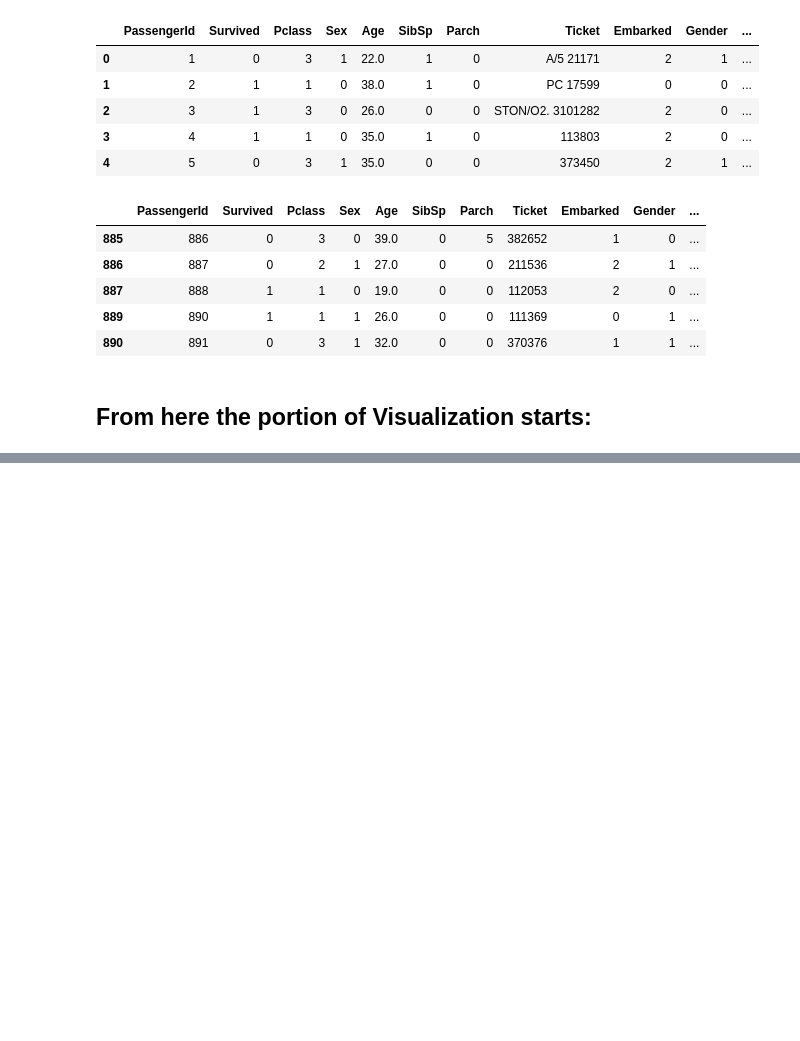
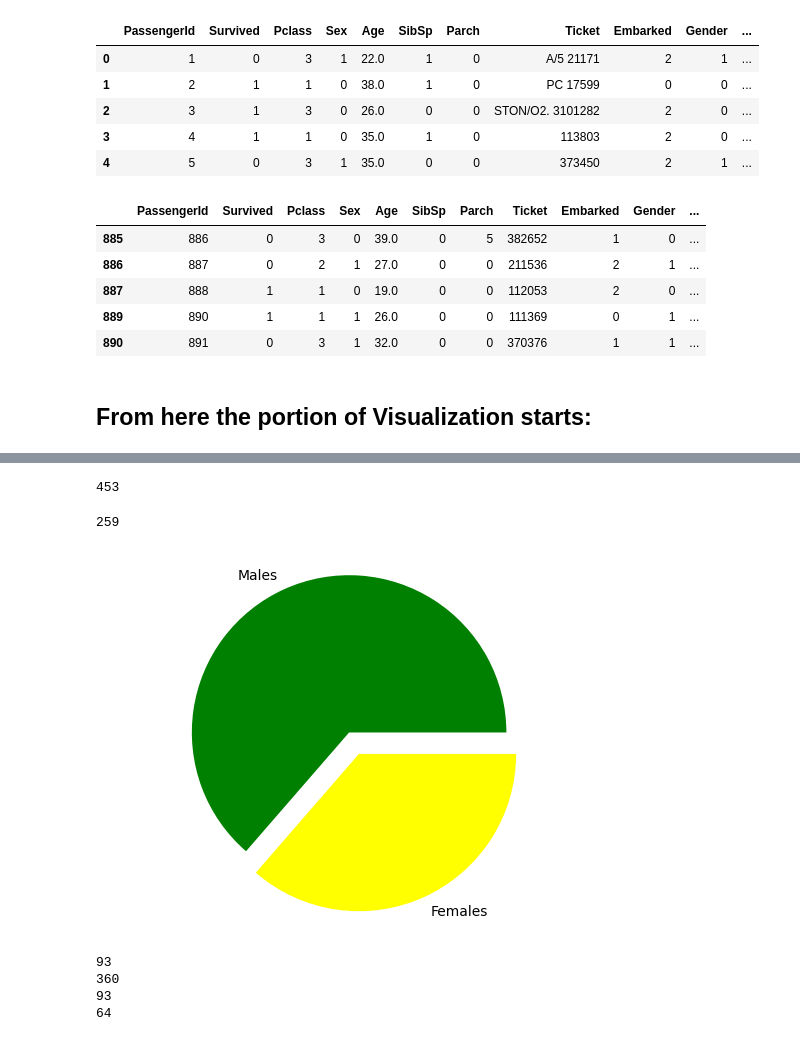
Before and after one commit to AnupDumre/DataScienceBootcamp, a Jupyter notebook: Visualization.ipynb, the cells around one changed output, grey strips where cells are left out. Cells and saved outputs as stored; diff of their text form; code cells hidden in the pictures; blank space fills up the shorter version.

Commit message:
Basic visualization function for data science are introduced

```diff
--- a/Visualization.ipynb
+++ b/Visualization.ipynb
@@ -285,0 +305,43 @@ titanic.tail()
+# %%
+# drawing a pie chart for the number of males and females
+
+#summing up all the values of column gender with a condition for mle and similary for females
+males = (titanic['Sex'] == 1).sum()
+
+females = (titanic['Sex']==0).sum()
+
+print(males)
+# %% [output]
+453
+# %%
+print(females)
+# %% [output]
+259
+# %%
+p = [males,females]
+plt.pie(p,                            #giving array
+        labels = ['Males','Females'], # coressponding giving Lables
+        colors =['green', 'yellow'],  # corresponding colors
+        explode = (0.15,0),            #how much the gap should be there between the pies
+        startangle = 0)
+plt.axis('equal')
+plt.show()
+# %% [output]
+[figure, added]
+# %%
+MaleS = titanic[(titanic.Sex==1)&(titanic.Survived==1)].shape[0]
+print(MaleS)
+
+MaleNS = titanic[(titanic.Sex==1)&(titanic.Survived==0)].shape[0]
+print(MaleNS)
+
+FemaleS = titanic[(titanic.Sex==0)&(titanic.Survived==1)].shape[0]
+print(MaleS)
+
+FemaleNS = titanic[(titanic.Sex==0)&(titanic.Survived==0)].shape[0]
+print(FemaleNS)
+# %% [output]
+93
+360
+93
+64
```
Also changed, not shown: parts of 10 cells of this notebook.
